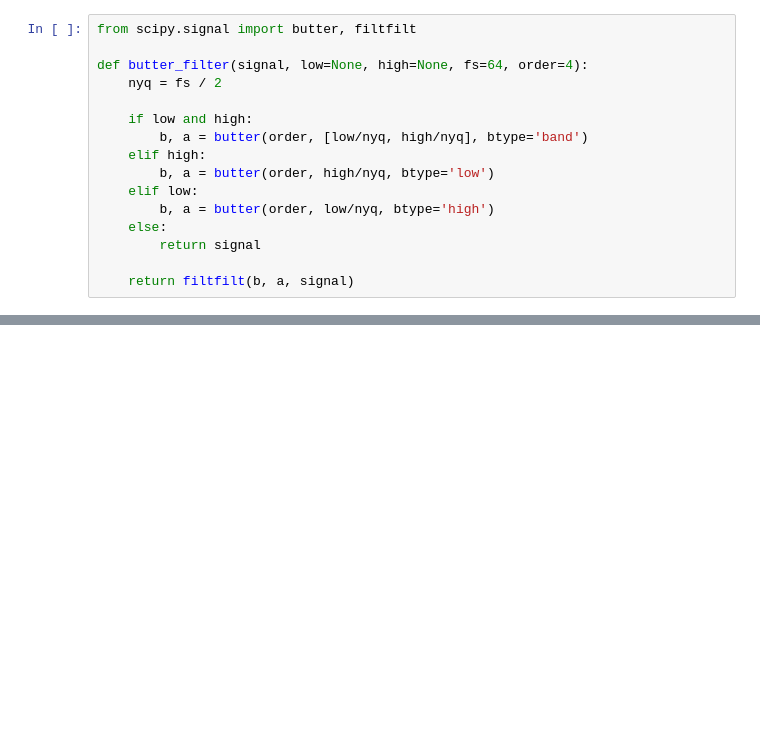
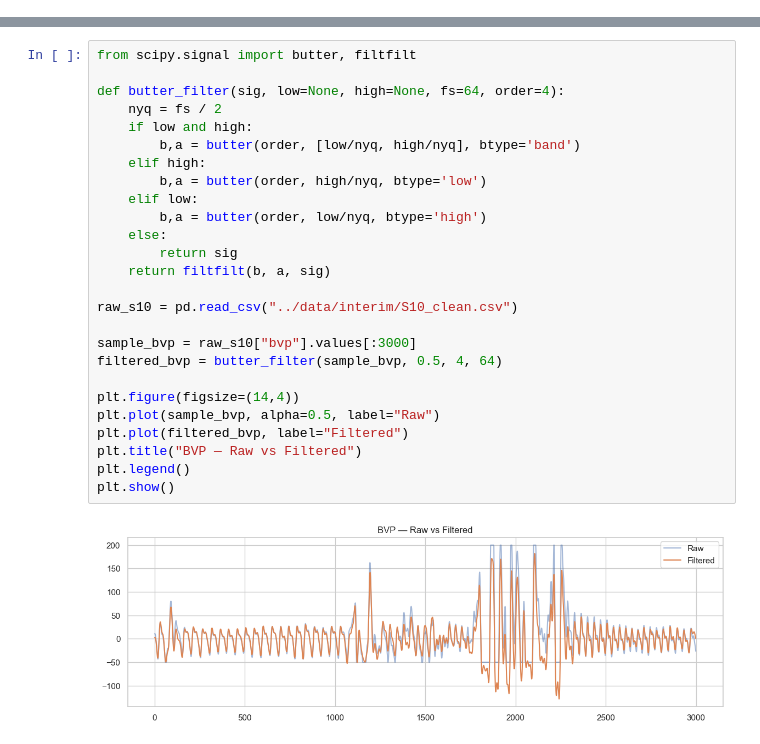
Before and after one commit to Gaurika-Sethi/Stress-Level-Prediction-From-Wearable-Physiological-Signals-WESAD-Dataset-, a Jupyter notebook: noteboooks/Stress_Analysis.ipynb, the cells around one changed output, grey strips where cells are left out. Cells and saved outputs as stored; diff of their text form; blank space fills up the shorter version.

```diff
--- a/noteboooks/Stress_Analysis.ipynb
+++ b/noteboooks/Stress_Analysis.ipynb
@@ -204,16 +0,0 @@ Adding filtering
-# %%
-from scipy.signal import butter, filtfilt
-
-def butter_filter(signal, low=None, high=None, fs=64, order=4):
-    nyq = fs / 2
-
-    if low and high:
-        b, a = butter(order, [low/nyq, high/nyq], btype='band')
-    elif high:
-        b, a = butter(order, high/nyq, btype='low')
-    elif low:
-        b, a = butter(order, low/nyq, btype='high')
-    else:
-        return signal
-
-    return filtfilt(b, a, signal)
@@ -439,0 +165,28 @@ plt.show()
+# %%
+from scipy.signal import butter, filtfilt
+
+def butter_filter(sig, low=None, high=None, fs=64, order=4):
+    nyq = fs / 2
+    if low and high:
+        b,a = butter(order, [low/nyq, high/nyq], btype='band')
+    elif high:
+        b,a = butter(order, high/nyq, btype='low')
+    elif low:
+        b,a = butter(order, low/nyq, btype='high')
+    else:
+        return sig
+    return filtfilt(b, a, sig)
+
+raw_s10 = pd.read_csv("../data/interim/S10_clean.csv")
+
+sample_bvp = raw_s10["bvp"].values[:3000]
+filtered_bvp = butter_filter(sample_bvp, 0.5, 4, 64)
+
+plt.figure(figsize=(14,4))
+plt.plot(sample_bvp, alpha=0.5, label="Raw")
+plt.plot(filtered_bvp, label="Filtered")
+plt.title("BVP — Raw vs Filtered")
+plt.legend()
+plt.show()
+# %% [output]
+[figure, added]
```
Also changed, not shown: parts of 51 cells of this notebook.
